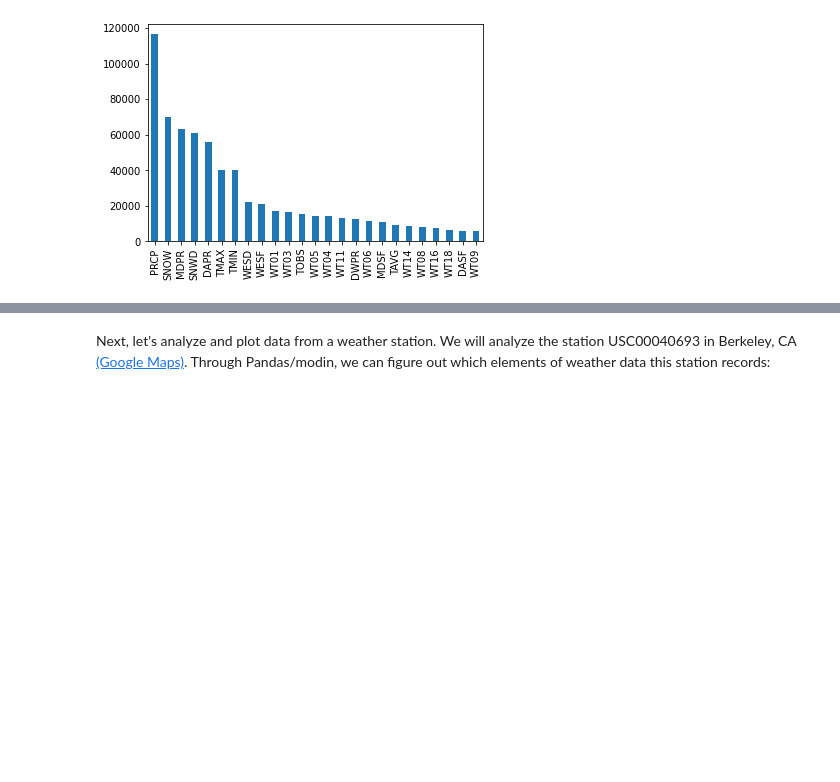
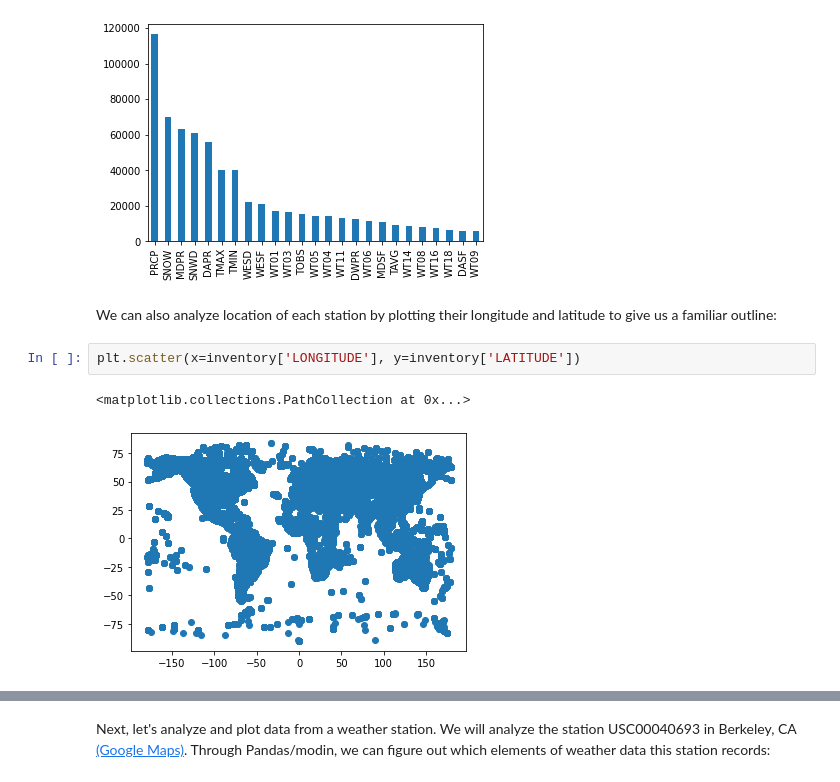
Before and after one commit to briancpark/aws-asdi, a Jupyter notebook: eda.ipynb, the cells around one changed output, grey strips where cells are left out. Drawn from its saved outputs; the diff is of its cells as text; blank space fills up the shorter version.

```diff
--- a/eda.ipynb
+++ b/eda.ipynb
@@ -332,3 +377,10 @@ inventory["ELEMENT"].value_counts().head(25).plot(kind="bar");
 # %% [output]
 UserWarning: value_counts defaulting to pandas implementation.
 [figure]
+# %% [markdown]
+We can also analyze location of each station by plotting their longitude and latitude to give us a familiar outline:
+# %%
+plt.scatter(x=inventory['LONGITUDE'], y=inventory['LATITUDE'])
+# %% [output]
+<matplotlib.collections.PathCollection at 0x...>
+[figure, added]
```
Also changed, not shown: parts of 17 cells of this notebook, 1 other file.
